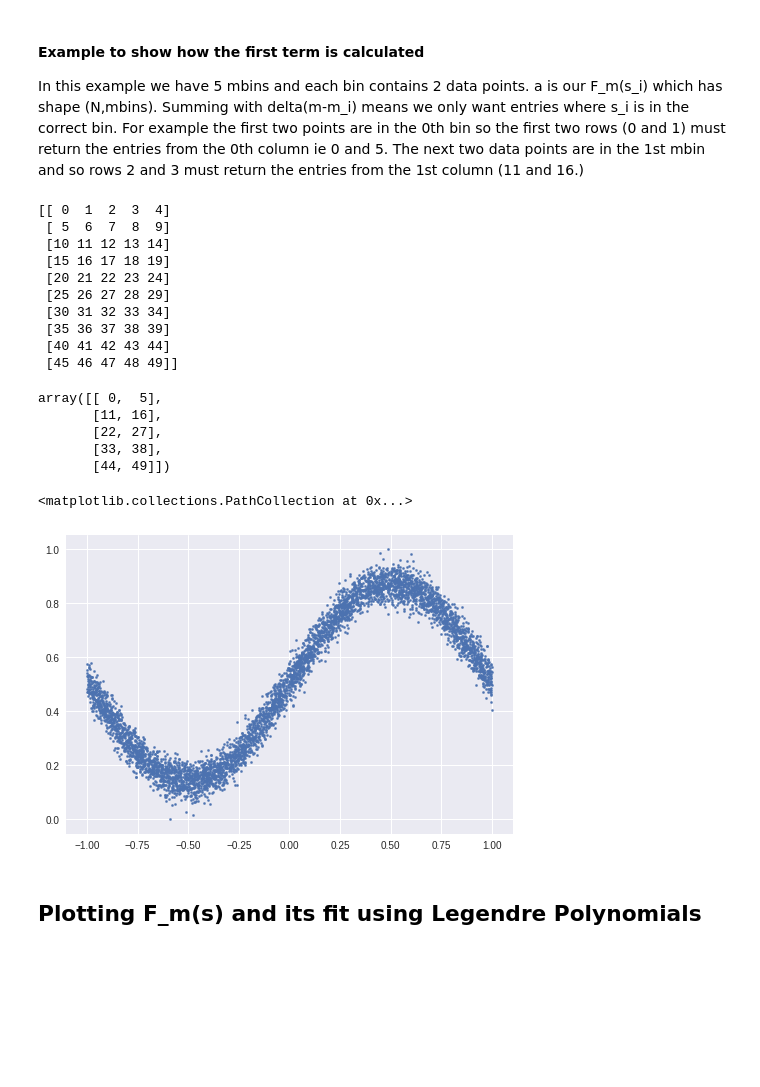
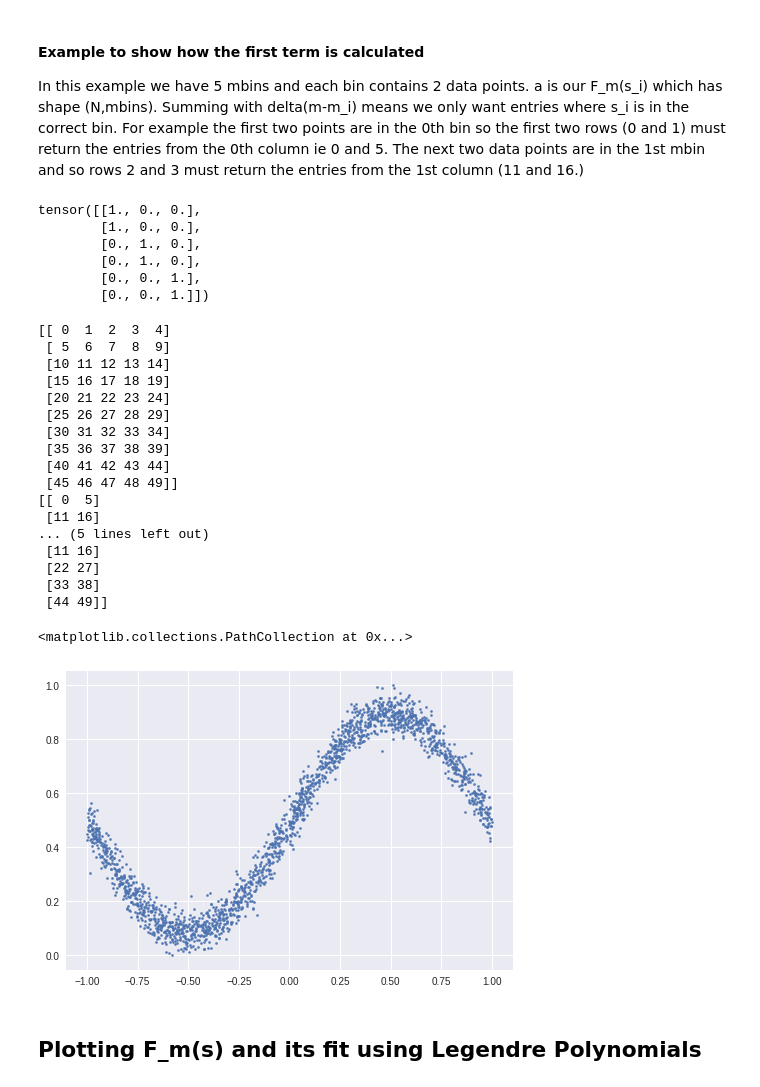
Before and after one commit to weissercn/UnbiasedML, a Jupyter notebook: UnbiasedML/nbs/ToyGrad.ipynb, the cells around one changed output. Saved outputs shown, nothing was run; the diff lists cells and outputs as text; code cells hidden in the pictures; blank space fills up the shorter version.

```diff
--- a/UnbiasedML/nbs/ToyGrad.ipynb
+++ b/UnbiasedML/nbs/ToyGrad.ipynb
@@ -146,10 +149,21 @@ class LegendreIntegral(): #Defined with a context variable to keep the general s
 #### Example to show how the first term is calculated
 In this example we have 5 mbins and each bin contains 2 data points. a is our F_m(s_i) which has shape (N,mbins).
 Summing with delta(m-m_i) means we only want entries where s_i is in the correct bin. For example the first two points are in the 0th bin so the first two rows (0 and 1) must return the entries from the 0th column ie 0 and 5. The next two data points are in the 1st mbin and so rows 2 and 3 must return the entries from the 1st column (11 and 16.)
+# %%
+torch.repeat_interleave(torch.eye(3),2,axis=0)
+# %% [output]
+tensor([[1., 0., 0.],
+        [1., 0., 0.],
+        [0., 1., 0.],
+        [0., 1., 0.],
+        [0., 0., 1.],
+        [0., 0., 1.]])
 # %%
 a = np.arange(50).reshape(10,5)
 print(a)
-a.T.reshape(-1,2)[(5+1)*np.arange(5)].reshape(5,2)
+print(a.T.reshape(-1,2)[(5+1)*np.arange(5)].reshape(5,2))
+print("or")
+print(a[np.repeat(np.eye(5,dtype=bool),2,axis=0)].reshape(5,2))
 # %% [output]
 [[ 0  1  2  3  4]
  [ 5  6  7  8  9]
@@ -161,27 +175,29 @@ a.T.reshape(-1,2)[(5+1)*np.arange(5)].reshape(5,2)
  [35 36 37 38 39]
  [40 41 42 43 44]
  [45 46 47 48 49]]
+[[ 0  5]
+ [11 16]
+... (5 lines left out)
+ [11 16]
+ [22 27]
+ [33 38]
+ [44 49]]
-array([[ 0,  5],
-       [11, 16],
-       [22, 27],
-       [33, 38],
-       [44, 49]])
 # %%
 F_state = contextvars.ContextVar('F_state')
 s_state = contextvars.ContextVar('s_state')
 # %%
-mbins = 500   # number of mass bins
+mbins = 200   # number of mass bins
 bincontent = 10  # number of points in a given bin
 shape=(mbins,bincontent)
 m = np.random.uniform(-1,1,size=np.prod(shape)) #prod(shape)=N=batch_size
 m.sort()
 m = m.reshape(shape)
 scores = np.sin(m*np.pi) + np.random.normal(0,0.1,size=shape)
 scores = (scores - scores.min())/(scores.max() - scores.min())
 plt.scatter(m,scores,s=5)
 # %% [output]
 <matplotlib.collections.PathCollection at 0x...>
-[figure, old version]
+[figure, new version]
 # %%
 scoresTensor = torch.DoubleTensor(scores)
 fitter = LegendreFitter(m=m,power=2,order=0)
```
Also changed, not shown: parts of 6 cells of this notebook.
